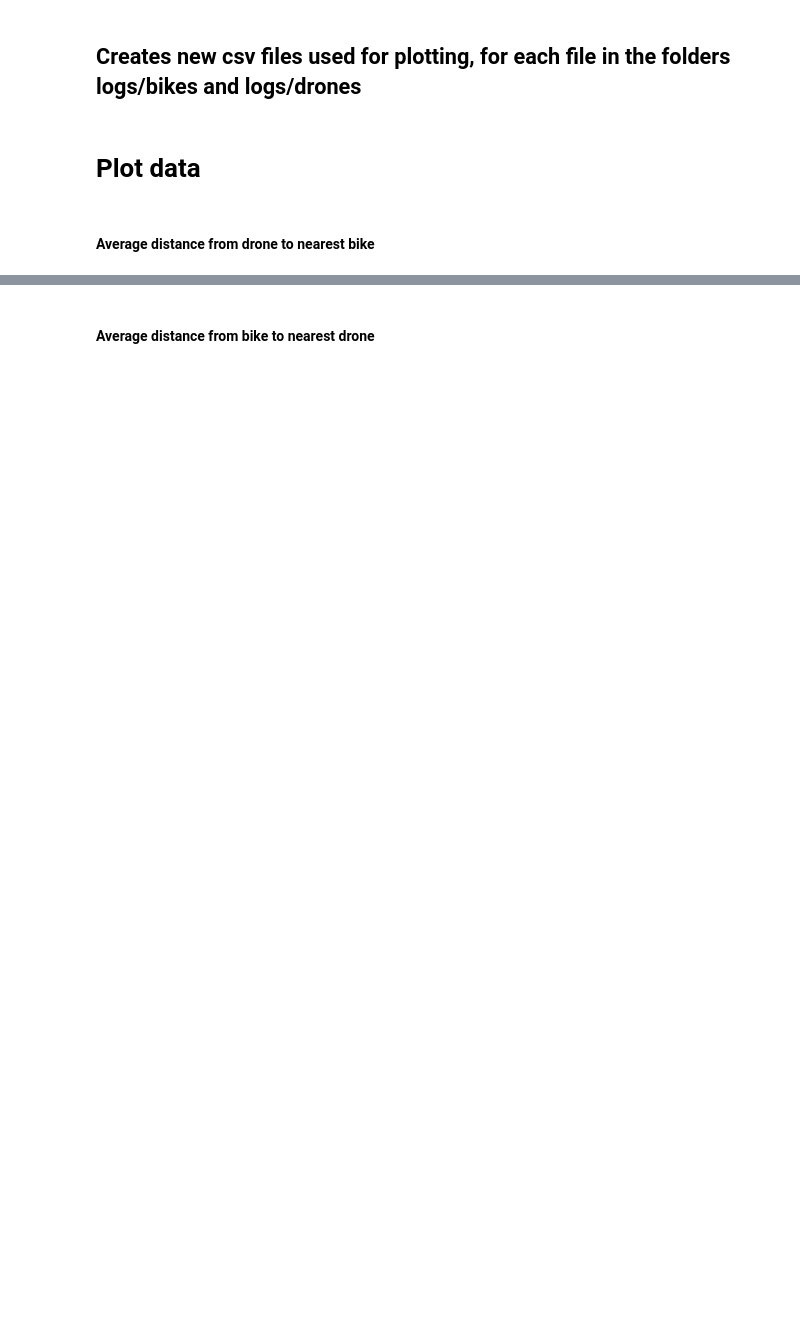
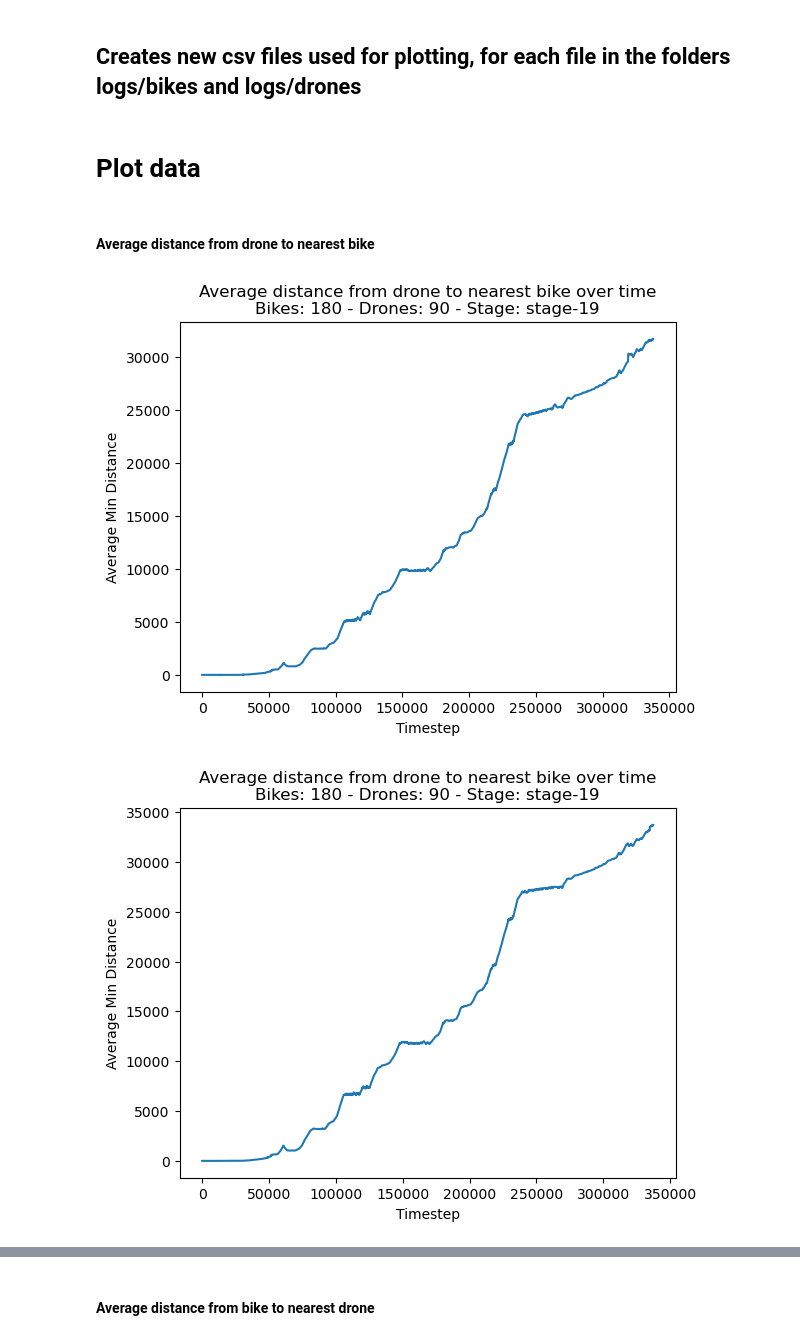
Before and after one commit to borchand/master-thesis, a Jupyter notebook: data-visualization/data.ipynb, the cells around one changed output, grey strips where cells are left out. Drawn from its saved outputs; the diff is of its cells as text; code cells hidden in the pictures; blank space fills up the shorter version.

Commit message:
new data file

```diff
--- a/data-visualization/data.ipynb
+++ b/data-visualization/data.ipynb
@@ -16,3 +18,8 @@ create_new_csv = False
+# %%
+def save_plot(filename, info):
+    path = f"plots/{info['Stage']}_{filename}.png"
+    os.makedirs(os.path.dirname(path), exist_ok=True)
+    plt.savefig(path, dpi=150, bbox_inches="tight")
 # %%
 # Function to load in the files
 def load_data(file_name):
@@ -231,21 +238,17 @@ def plot_title(base_title, info):
 # %% [markdown]
 #### Average distance from drone to nearest bike
 # %%
-for path in get_run_files("data/drone"):
+for i, path in enumerate(get_run_files("data/drone")):
     df, info = load_run_csv(path)
-
     avg_dist = df.groupby("Timestep")["min_distance"].agg(["mean", "min", "max"]).reset_index()
 
     sns.lineplot(data=avg_dist, x="Timestep", y="mean")
 
-    # plt.fill_between(
-    #     avg_dist["Timestep"],
-    #     avg_dist["min"],
-    #     avg_dist["max"],
-    #     alpha=0.4
-    # )
-
     plt.title(plot_title("Average distance from drone to nearest bike over time", info))
     plt.xlabel("Timestep")
     plt.ylabel("Average Min Distance")
+    save_plot(f"run_{i+1}_avg_dist_to_nearest_bike", info)
     plt.show()
+# %% [output]
+[figure, added]
+[figure, added]
```
Also changed, not shown: parts of 18 cells of this notebook.
